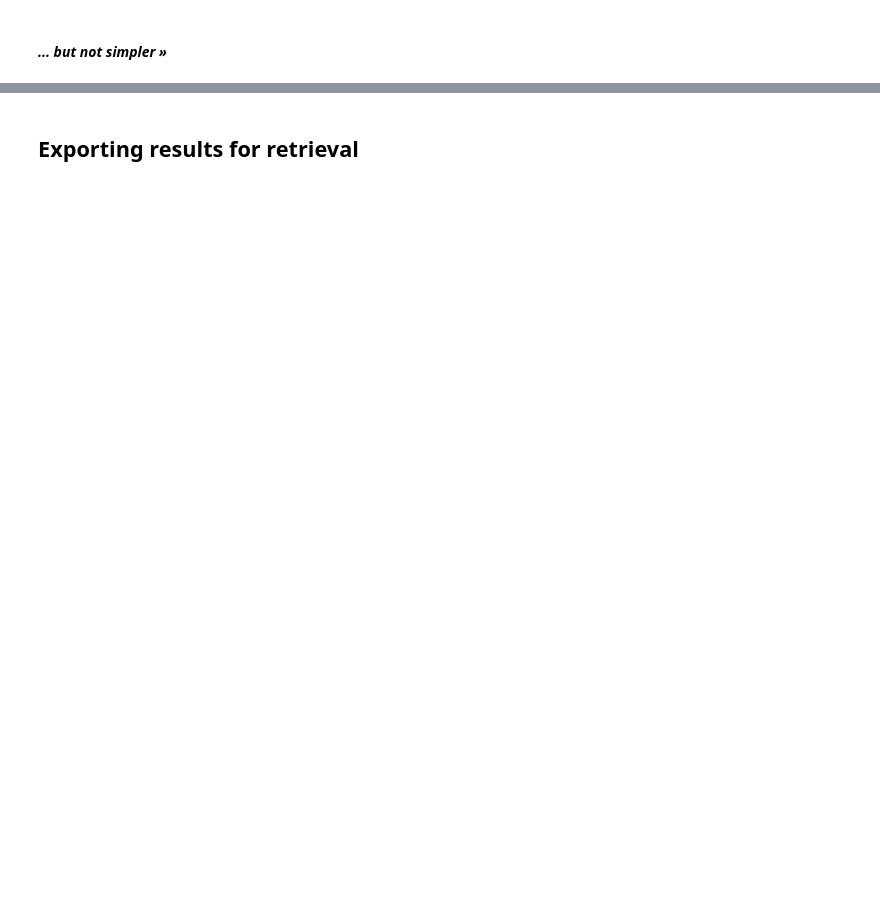
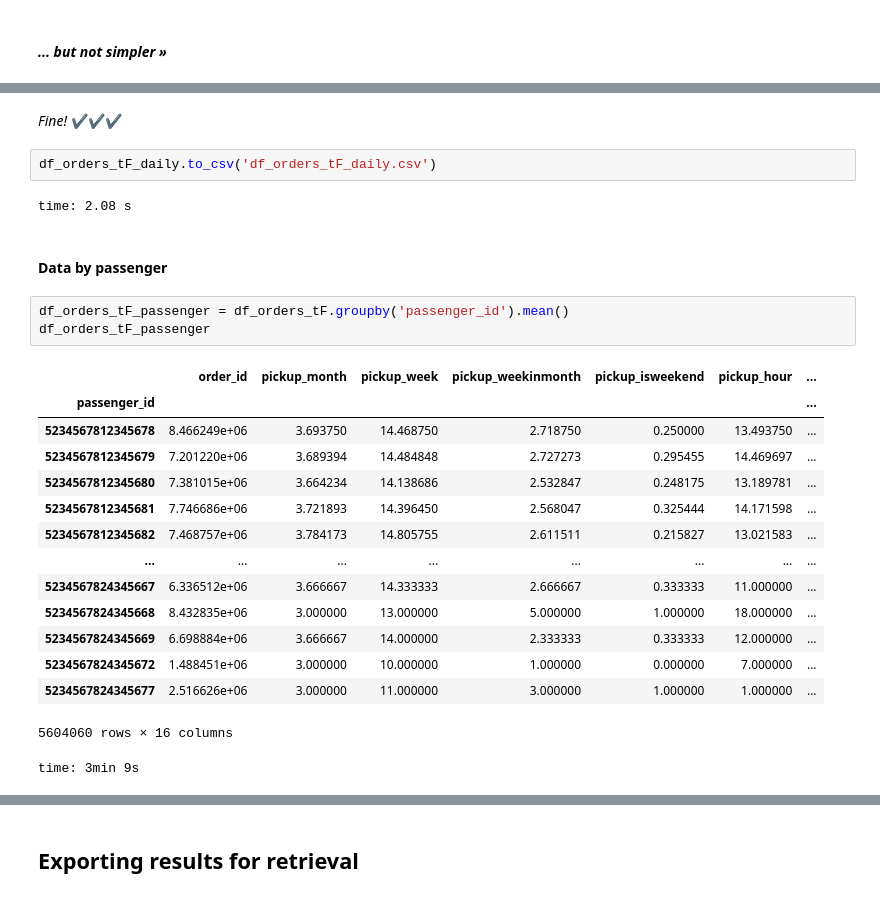
Before and after one commit to isis-santos-costa/99_Challenge, a Jupyter notebook: 99__DataTransformation3F.ipynb, the cells around one changed output, grey strips where cells are left out. Cells and saved outputs as stored; diff of their text form; blank space fills up the shorter version.

```diff
--- a/99__DataTransformation3F.ipynb
+++ b/99__DataTransformation3F.ipynb
@@ -557,0 +1233,27 @@ def get_address(lat,lng):
+# %% [markdown]
+<i> Fine!</i> ✔️✔️✔️
+# %%
+df_orders_tF_daily.to_csv('df_orders_tF_daily.csv')
+# %% [output]
+time: 2.08 s
+# %% [markdown]
+#### Data by passenger
+# %%
+df_orders_tF_passenger = df_orders_tF.groupby('passenger_id').mean()
+df_orders_tF_passenger
+# %% [output]
+|  | order_id | pickup_month | pickup_week | pickup_weekinmonth | pickup_isweekend | pickup_hour | ... |
+| passenger_id |  |  |  |  |  |  | ... |
+| 5234567812345678 | 8.466249e+06 | 3.693750 | 14.468750 | 2.718750 | 0.250000 | 13.493750 | ... |
+| 5234567812345679 | 7.201220e+06 | 3.689394 | 14.484848 | 2.727273 | 0.295455 | 14.469697 | ... |
+| 5234567812345680 | 7.381015e+06 | 3.664234 | 14.138686 | 2.532847 | 0.248175 | 13.189781 | ... |
+| 5234567812345681 | 7.746686e+06 | 3.721893 | 14.396450 | 2.568047 | 0.325444 | 14.171598 | ... |
+| 5234567812345682 | 7.468757e+06 | 3.784173 | 14.805755 | 2.611511 | 0.215827 | 13.021583 | ... |
+| ... | ... | ... | ... | ... | ... | ... | ... |
+| 5234567824345667 | 6.336512e+06 | 3.666667 | 14.333333 | 2.666667 | 0.333333 | 11.000000 | ... |
+| 5234567824345668 | 8.432835e+06 | 3.000000 | 13.000000 | 5.000000 | 1.000000 | 18.000000 | ... |
+| 5234567824345669 | 6.698884e+06 | 3.666667 | 14.000000 | 2.333333 | 0.333333 | 12.000000 | ... |
+| 5234567824345672 | 1.488451e+06 | 3.000000 | 10.000000 | 1.000000 | 0.000000 | 7.000000 | ... |
+| 5234567824345677 | 2.516626e+06 | 3.000000 | 11.000000 | 3.000000 | 1.000000 | 1.000000 | ... |
+5604060 rows × 16 columns
+time: 3min 9s
```
Also changed, not shown: parts of 93 cells of this notebook.
